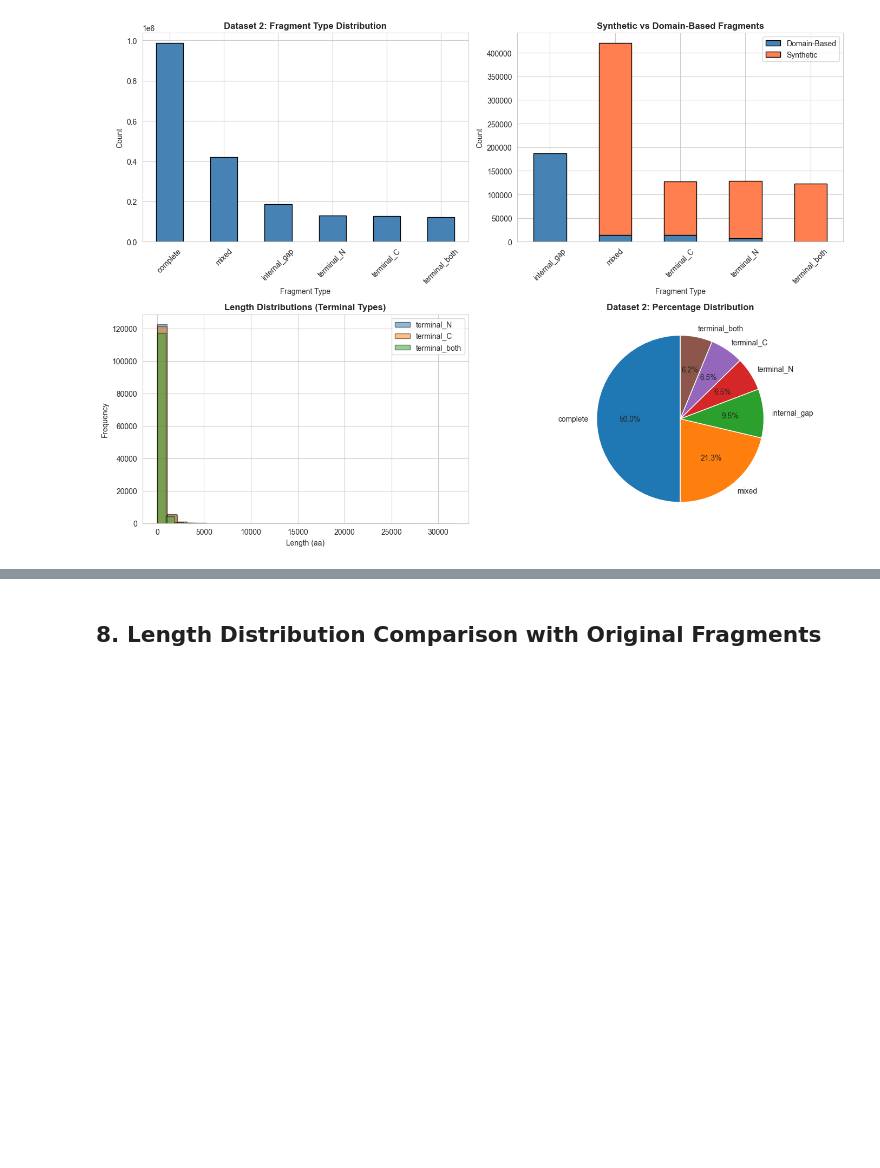
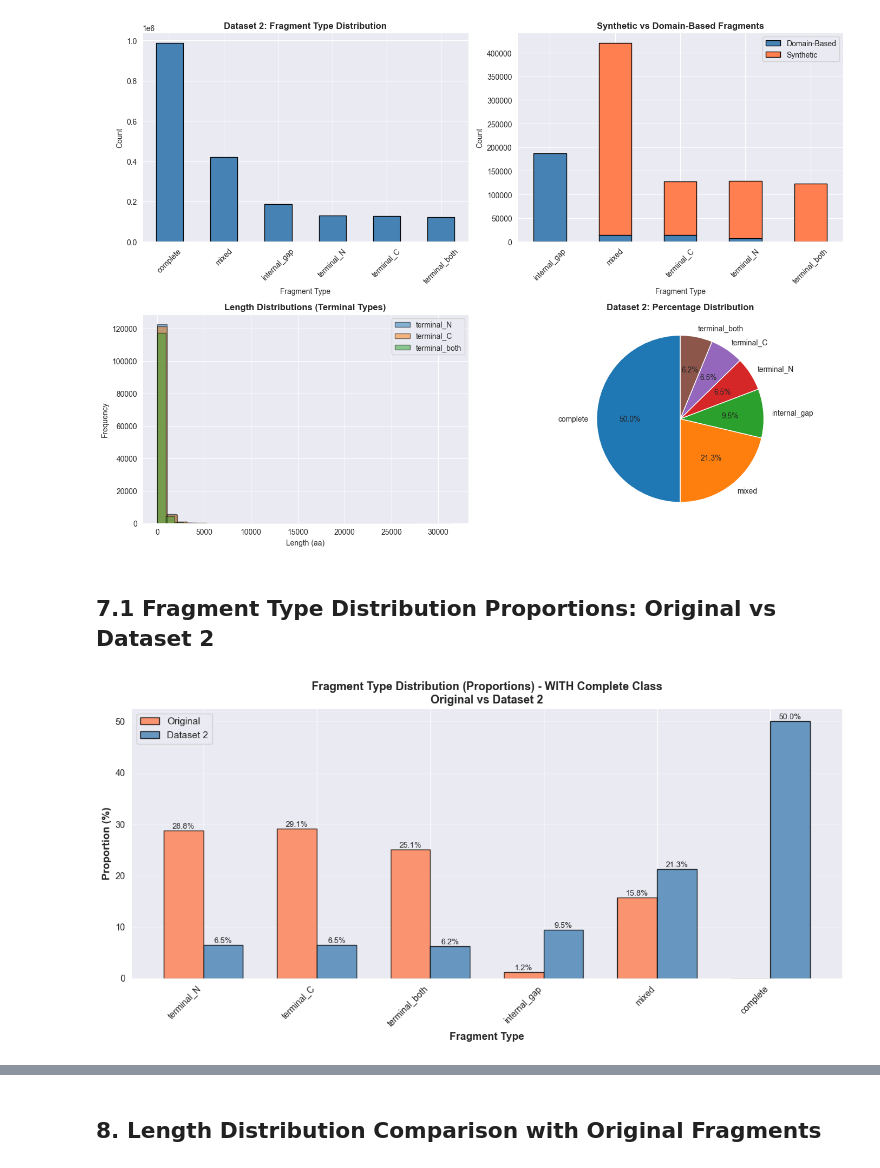
Before and after one commit to AndreasWz/protfrag, a Jupyter notebook: data/custom_fragments/03b_generate_dataset2_augmented.ipynb, the cells around one changed output, grey strips where cells are left out. Drawn from its saved outputs; the diff is of its cells as text; code cells hidden in the pictures; blank space fills up the shorter version.

Commit message:
random equal distribution

```diff
--- a/data/custom_fragments/03b_generate_dataset2_augmented.ipynb
+++ b/data/custom_fragments/03b_generate_dataset2_augmented.ipynb
@@ -446,6 +446,15 @@ Fragment Type  Dataset 1  Dataset 2  Increase  % Increase
 terminal_both        477     122585    122108    25599.16
 # %% [markdown]
 ## 7. Visualization
+# %%
+import pandas as pd
+import numpy as np
+import json
+from collections import defaultdict
+from tqdm import tqdm
+import matplotlib.pyplot as plt
+import seaborn as sns
+dataset2 = pd.read_csv("dataset2_augmented_fragments.csv")
 # %%
 fig, axes = plt.subplots(2, 2, figsize=(14, 10))
 
@@ -487,3 +496,72 @@ plt.savefig('dataset2_analysis.png', dpi=300, bbox_inches='tight')
 plt.show()
 # %% [output]
 [figure]
+# %% [markdown]
+## 7.1 Fragment Type Distribution Proportions: Original vs Dataset 2
+# %%
+# Fragment type distribution proportions WITH complete class
+try:
+    # Load original data (including complete sequences from clean_data)
+    clean_data_full = pd.read_csv('clean_data.csv')
+    clean_data_full = clean_data_full[clean_data_full['fragment_type'] != 'terminal_unannotated']
+
+    # Calculate proportions for original data
+    original_proportions_with_complete = clean_data_full['fragment_type'].value_counts(normalize=True) * 100
+
+    # Calculate proportions for Dataset 2
+    dataset2_proportions_with_complete = dataset2['fragment_type'].value_counts(normalize=True) * 100
+
+    # Ensure all fragment types are represented
+    all_types = ['terminal_N', 'terminal_C', 'terminal_both', 'internal_gap', 'mixed', 'complete']
+    original_proportions_with_complete = original_proportions_with_complete.reindex(all_types, fill_value=0)
+    dataset2_proportions_with_complete = dataset2_proportions_with_complete.reindex(all_types, fill_value=0)
+
+    # Create comparison plot
+    fig, ax = plt.subplots(figsize=(12, 6))
+
+    x = np.arange(len(all_types))
+    width = 0.35
+
+    bars1 = ax.bar(x - width/2, original_proportions_with_complete.values, width,
+                   label='Original', color='coral', edgecolor='black', alpha=0.8)
+    bars2 = ax.bar(x + width/2, dataset2_proportions_with_complete.values, width,
+                   label='Dataset 2', color='steelblue', edgecolor='black', alpha=0.8)
+
+    ax.set_xlabel('Fragment Type', fontweight='bold', fontsize=12)
+    ax.set_ylabel('Proportion (%)', fontweight='bold', fontsize=12)
+    ax.set_title('Fragment Type Distribution (Proportions) - WITH Complete Class\nOriginal vs Dataset 2',
+                 fontweight='bold', fontsize=13)
+    ax.set_xticks(x)
+    ax.set_xticklabels(all_types, rotation=45, ha='right')
+    ax.legend(fontsize=11)
+    ax.grid(True, alpha=0.3, axis='y')
+
+    # Add percentage labels on bars
+    for bars in [bars1, bars2]:
+        for bar in bars:
+            height = bar.get_height()
+            if height > 0.1:  # Only show label if proportion is significant
+                ax.text(bar.get_x() + bar.get_width()/2., height,
+                       f'{height:.1f}%',
+                       ha='center', va='bottom', fontsize=9)
+
+    plt.tight_layout()
+    plt.savefig('dataset2_proportions_with_complete.png', dpi=300, bbox_inches='tight')
+    plt.show()
+
+    print("✓ Fragment type proportion comparison (WITH complete) saved to 'dataset2_proportions_with_complete.png'")
+    print("\nProportions WITH Complete Class:")
+    print("="*70)
+    comparison_table = pd.DataFrame({
+        'Fragment Type': all_types,
+        'Original (%)': original_proportions_with_complete.values,
+        'Dataset 2 (%)': dataset2_proportions_with_complete.values,
+        'Difference (%)': dataset2_proportions_with_complete.values - original_proportions_with_complete.values
+    })
+    print(comparison_table.to_string(index=False))
+
+except Exception as e:
+    print(f"Error: {e}")
+    print("Could not create proportion comparison with complete class")
+# %% [output]
+[figure, added]
```
Also changed, not shown: parts of 2 cells of this notebook, 2 other files.
